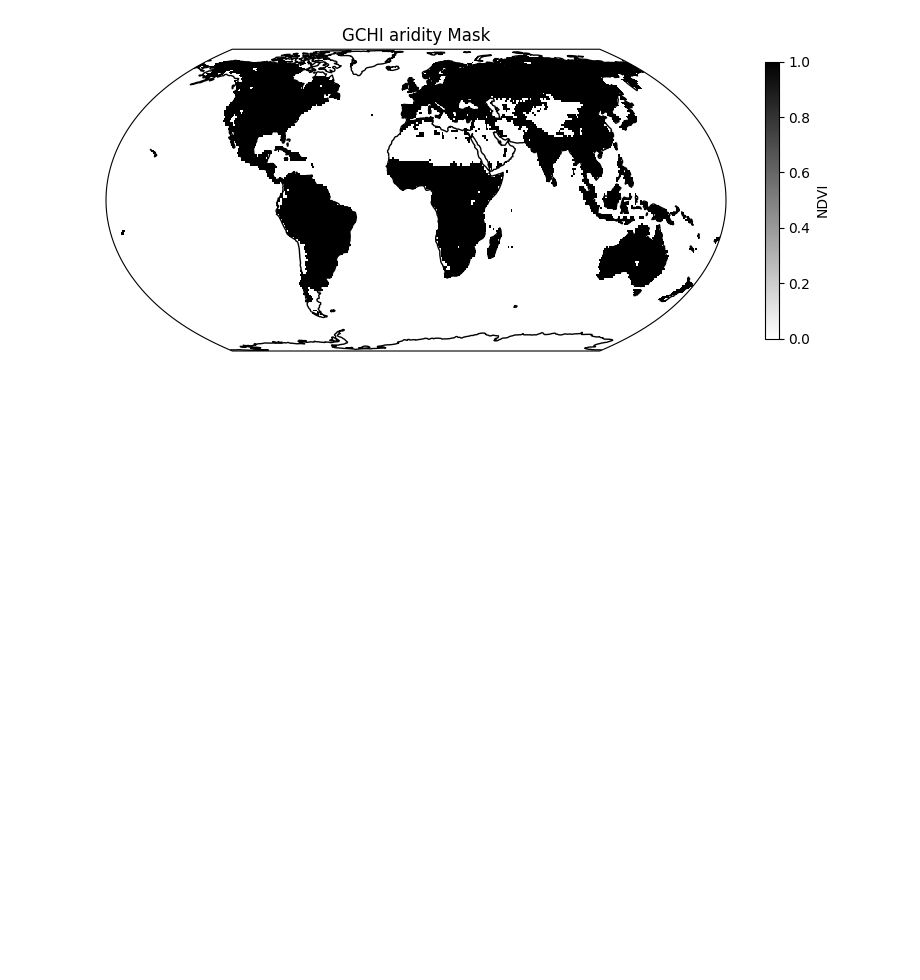
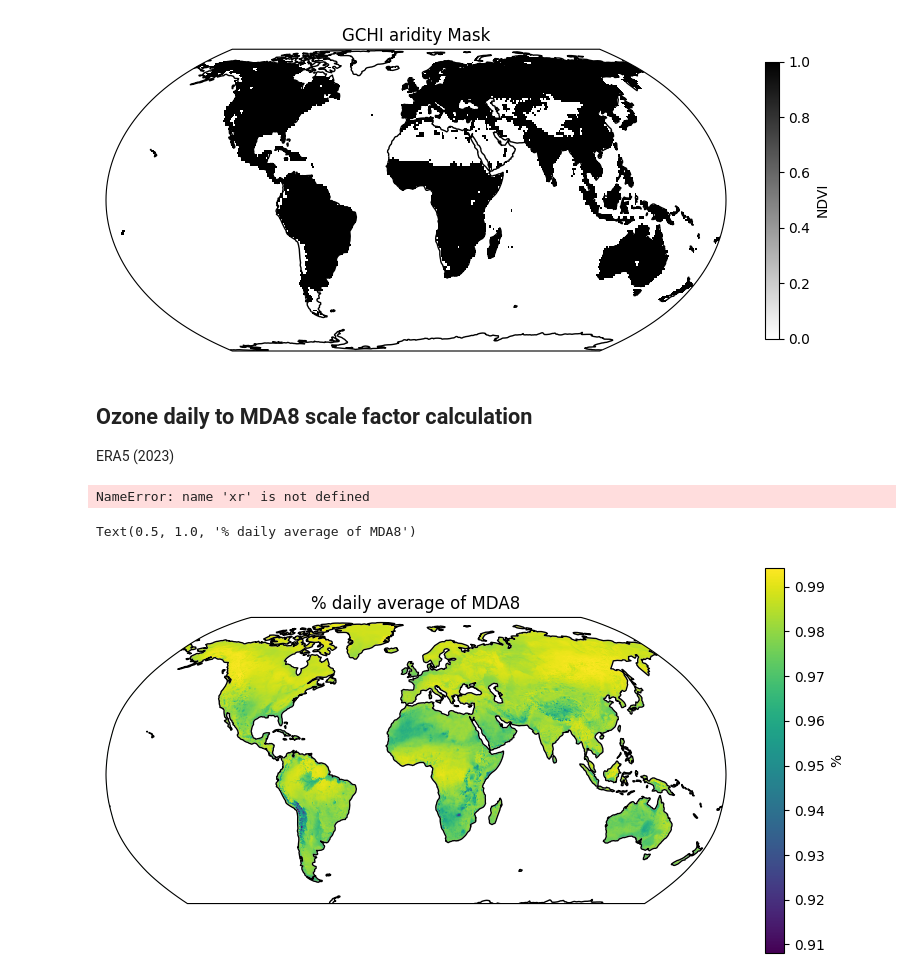
Before and after one commit to gchi-dev/gchi, a Jupyter notebook: processed_input_stream/create_gchi_inputs_misc.ipynb, the cells around one changed output. Drawn from its saved outputs; the diff is of its cells as text; code cells hidden in the pictures; blank space fills up the shorter version.

```diff
--- a/processed_input_stream/create_gchi_inputs_misc.ipynb
+++ b/processed_input_stream/create_gchi_inputs_misc.ipynb
@@ -63,0 +214,3 @@ green_areas.to_netcdf("maskdata/prod/gchi_aridity_mask_1x1_20260326.nc")
+# %% [markdown]
+## Ozone daily to MDA8 scale factor calculation
+ERA5 (2023)
@@ -63,0 +234,20 @@ green_areas.to_netcdf("maskdata/prod/gchi_aridity_mask_1x1_20260326.nc")
+# %%
+# read era5 2023 hourly ozone data
+ds = xr.open_mfdataset("era5_hourly/era5_ozone_1000hpa_hourly_2023*.nc")
+ds = ds.where(ds.latitude > -60, drop=True) # drop antarctica. not relvant
+max8hravg = ds.rolling(valid_time=8, min_periods=8).mean().resample(valid_time="1D").max()
+dailyavg = ds.resample(valid_time="1D").mean()
+mda8_v_day = dailyavg/max8hravg
+# %% [output]
+NameError: name 'xr' is not defined
+# %%
+# spot check - map scale factor average over all months
+fig, ax = plt.subplots(1,1, figsize=(10, 5), subplot_kw={'projection': ccrs.Robinson()})
+#ax.set_extent([0, 360, -90, 90])
+mda8_v_day.o3.mean("valid_time").plot(ax=ax, transform=ccrs.PlateCarree(), cbar_kwargs={"label": "%"})
+ax.coastlines(color="black", zorder=3)
+ax.add_feature(cfeature.OCEAN, color="white", zorder=2)
+plt.title("% daily average of MDA8")
+# %% [output]
+Text(0.5, 1.0, '% daily average of MDA8')
+[figure, added]
```
Also changed, not shown: parts of 33 cells of this notebook.
